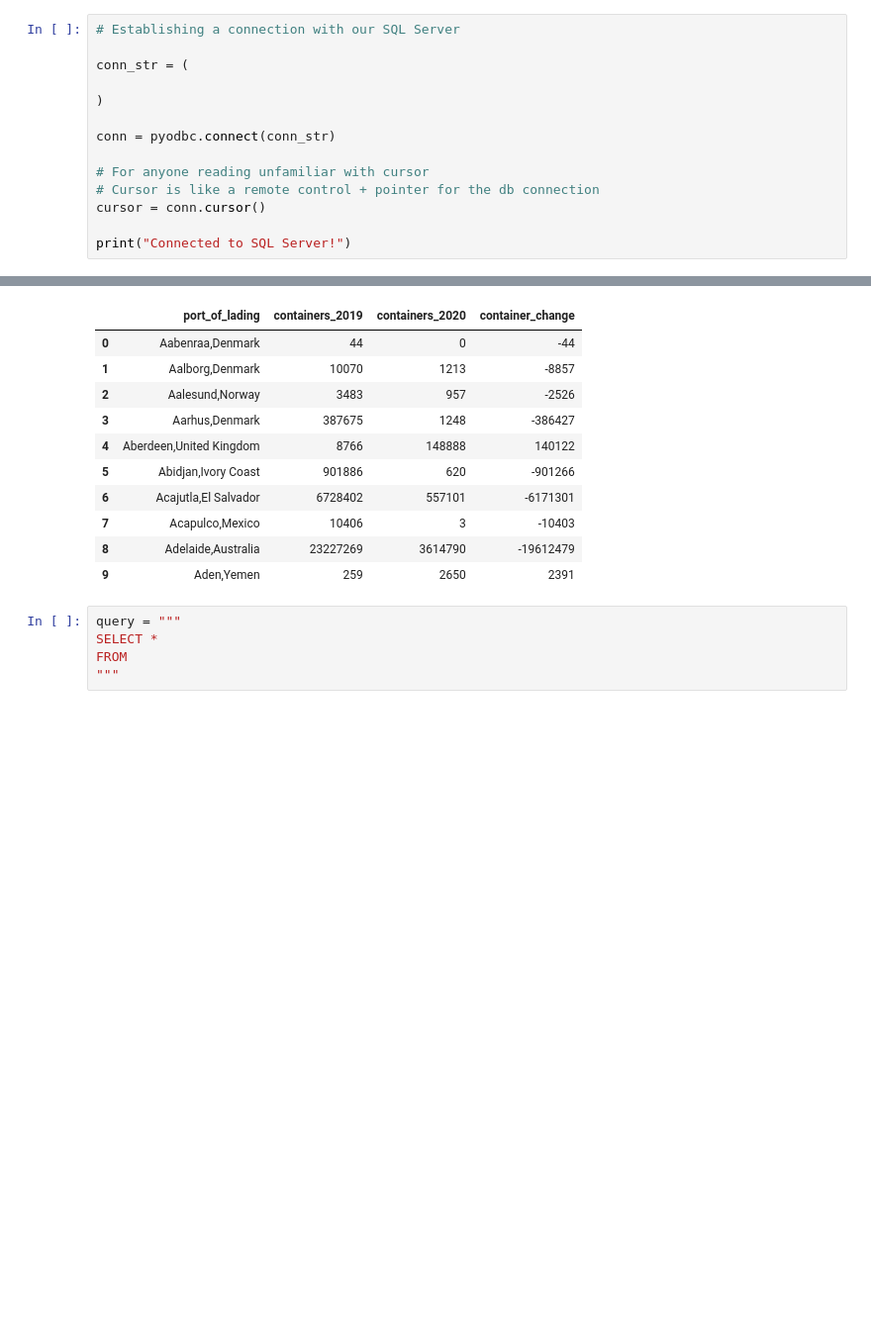
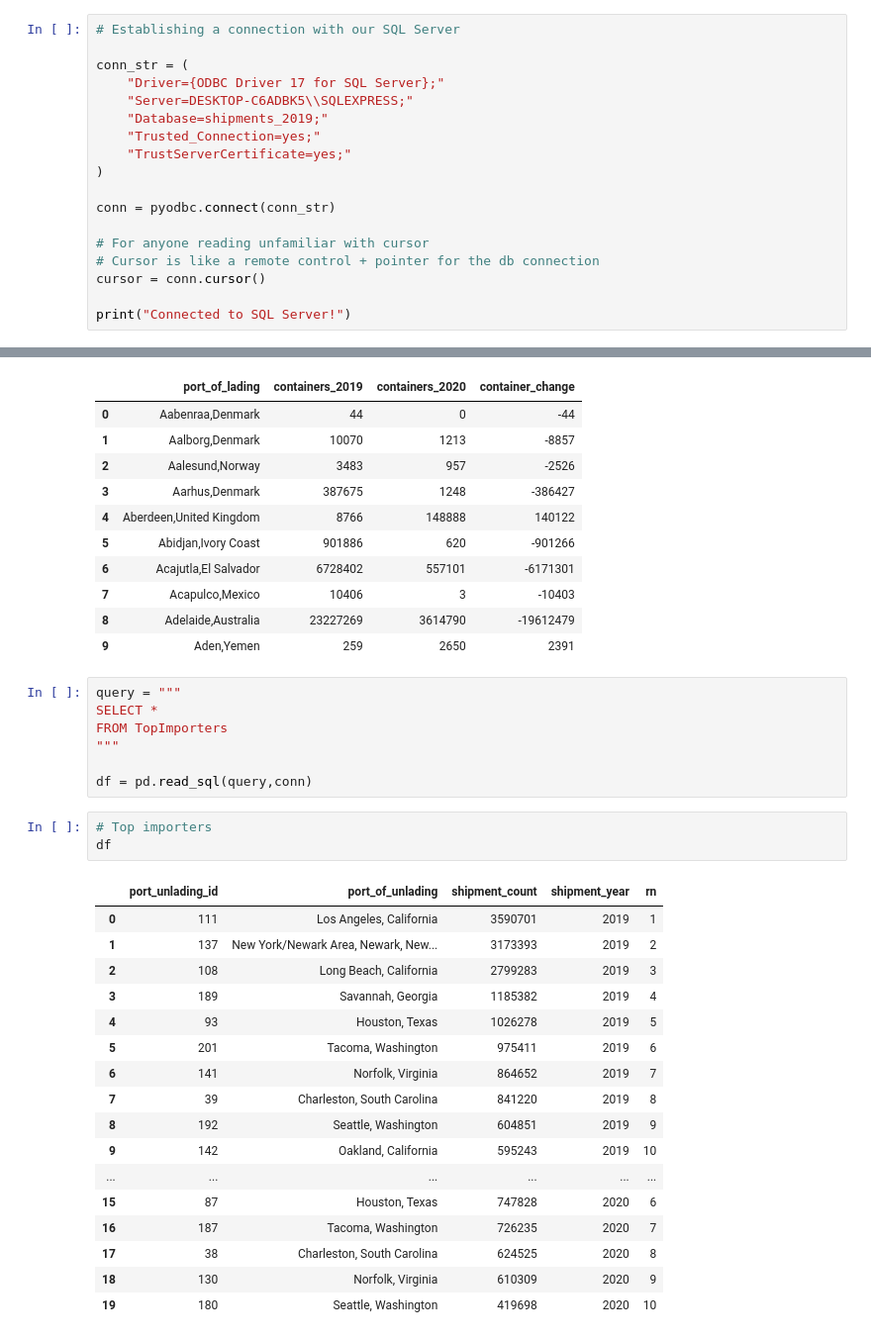
Before and after one commit to JaviMtz02/project1-bastion-analytics-etl-pipeline, a Jupyter notebook: Use Case Files/using_db.ipynb, the cells around one changed output, grey strips where cells are left out. Shown at 99% size. Drawn from its saved outputs; the diff is of its cells as text; blank space fills up the shorter version.

```diff
--- a/Use Case Files/using_db.ipynb
+++ b/Use Case Files/using_db.ipynb
@@ -11,7 +11,11 @@ import numpy as np
 # Establishing a connection with our SQL Server
 
 conn_str = (
-
+    "Driver={ODBC Driver 17 for SQL Server};"
+    "Server=DESKTOP-C6ADBK5\\SQLEXPRESS;"
+    "Database=shipments_2019;"
+    "Trusted_Connection=yes;"
+    "TrustServerCertificate=yes;"
 )
 
 conn = pyodbc.connect(conn_str)
@@ -176,5 +180,28 @@ df.head(10)
 # %%
 query = """
 SELECT *
-FROM
+FROM TopImporters
 """
+
+df = pd.read_sql(query,conn)
+# %%
+# Top importers
+df
+# %% [output]
+|  | port_unlading_id | port_of_unlading | shipment_count | shipment_year | rn |
+| 0 | 111 | Los Angeles, California | 3590701 | 2019 | 1 |
+| 1 | 137 | New York/Newark Area, Newark, New... | 3173393 | 2019 | 2 |
+| 2 | 108 | Long Beach, California | 2799283 | 2019 | 3 |
+| 3 | 189 | Savannah, Georgia | 1185382 | 2019 | 4 |
+| 4 | 93 | Houston, Texas | 1026278 | 2019 | 5 |
+| 5 | 201 | Tacoma, Washington | 975411 | 2019 | 6 |
+| 6 | 141 | Norfolk, Virginia | 864652 | 2019 | 7 |
+| 7 | 39 | Charleston, South Carolina | 841220 | 2019 | 8 |
+| 8 | 192 | Seattle, Washington | 604851 | 2019 | 9 |
+| 9 | 142 | Oakland, California | 595243 | 2019 | 10 |
+| ... | ... | ... | ... | ... | ... |
+| 15 | 87 | Houston, Texas | 747828 | 2020 | 6 |
+| 16 | 187 | Tacoma, Washington | 726235 | 2020 | 7 |
+| 17 | 38 | Charleston, South Carolina | 624525 | 2020 | 8 |
+| 18 | 130 | Norfolk, Virginia | 610309 | 2020 | 9 |
+| 19 | 180 | Seattle, Washington | 419698 | 2020 | 10 |
```
Also changed, not shown: parts of 4 cells of this notebook, 1 other file.
